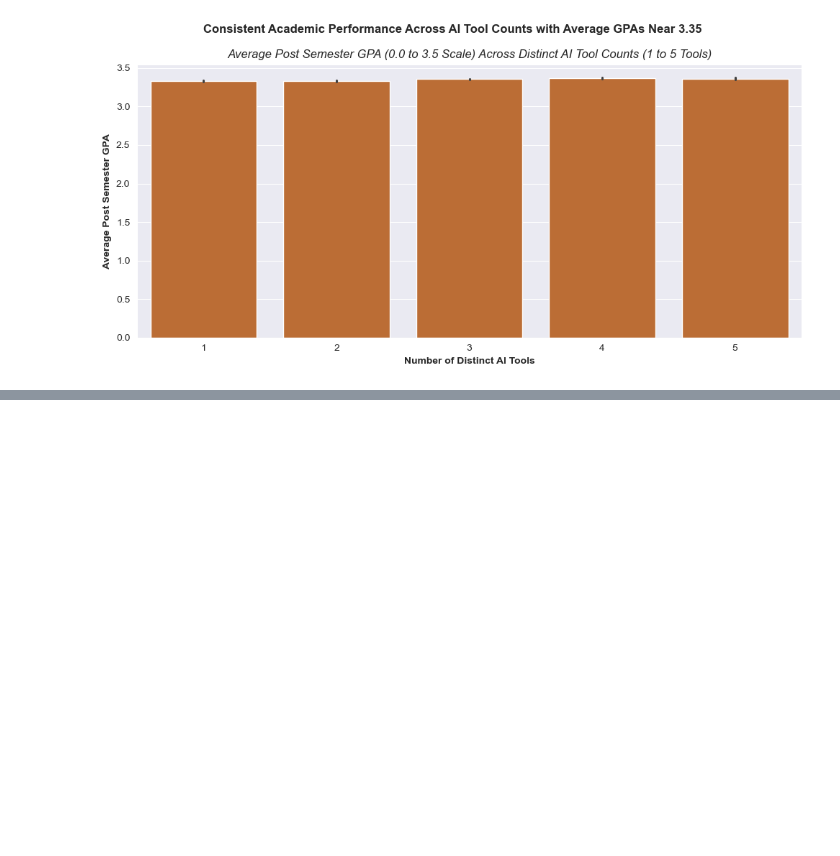
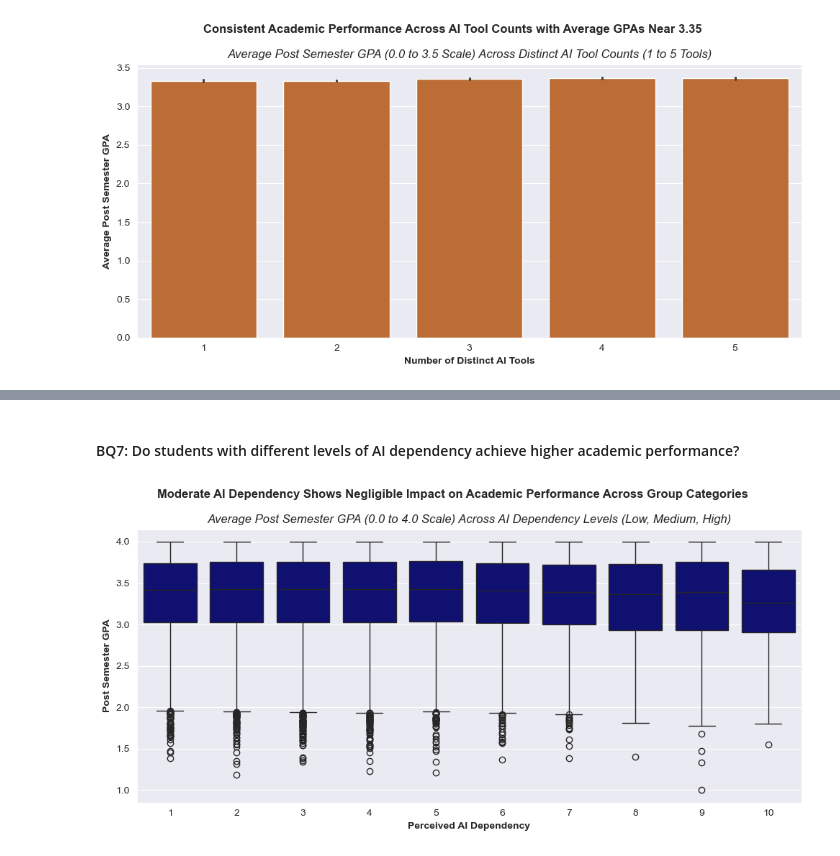
Before and after one commit to jeffwongqy/Impact-of-AI-on-Students, a Jupyter notebook: eda_v2.ipynb, the cells around one changed output, grey strips where cells are left out. Drawn from its saved outputs; the diff is of its cells as text; code cells hidden in the pictures; blank space fills up the shorter version.

```diff
--- a/eda_v2.ipynb
+++ b/eda_v2.ipynb
@@ -110,0 +147,14 @@ plt.show()
+# %% [markdown]
+#### BQ7: Do students with different levels of AI dependency achieve higher academic performance?
+# %%
+sns.set_style("darkgrid")
+plt.figure(figsize = (10, 5))
+sns.boxplot(data = df, x = "Perceived_AI_Dependency", y = "Post_Semester_GPA", color = "navy")
+plt.title("Average Post Semester GPA (0.0 to 4.0 Scale) Across AI Dependency Levels (Low, Medium, High)", style = "italic")
+plt.suptitle("Moderate AI Dependency Shows Negligible Impact on Academic Performance Across Group Categories", fontweight = "bold")
+plt.xlabel("Perceived AI Dependency", fontweight = "bold")
+plt.ylabel("Post Semester GPA", fontweight = "bold")
+plt.tight_layout()
+plt.show()
+# %% [output]
+[figure, added]
```
Also changed, not shown: parts of 6 cells of this notebook.
